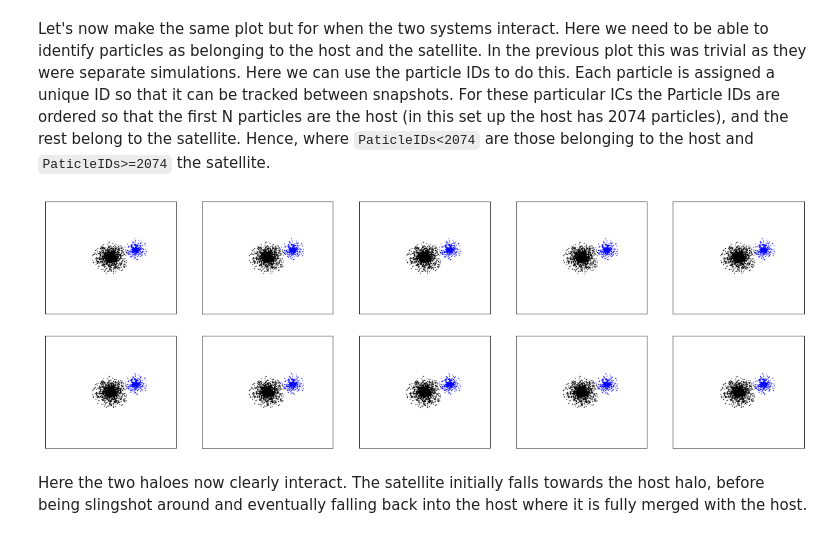
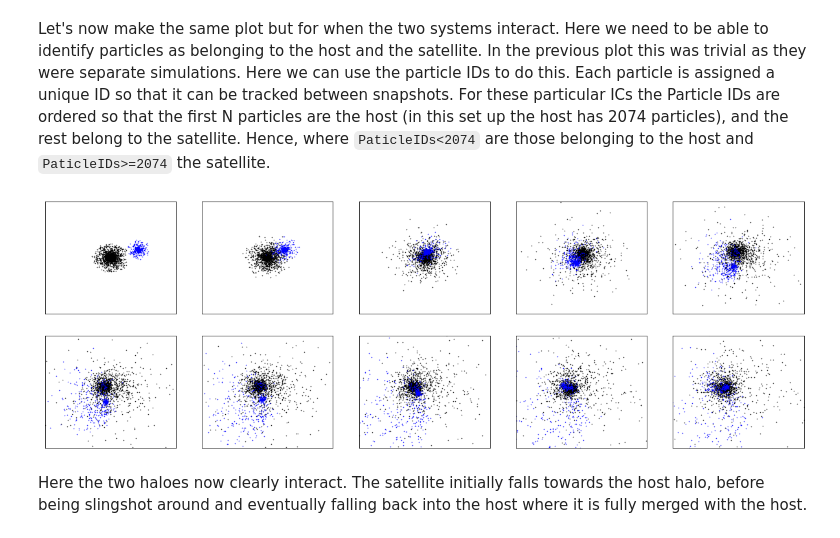
Before and after one commit to Shaun-T-Brown/Summer_school, a Jupyter notebook: Session_1/Worksheet_1.ipynb, the cells around one changed output. Drawn from its saved outputs; the diff is of its cells as text; code cells hidden in the pictures.

```diff
--- a/Session_1/Worksheet_1.ipynb
+++ b/Session_1/Worksheet_1.ipynb
@@ -98,8 +98,8 @@ pos_sat = []
 
 k = 0
 while k<=num_snap:
-    h_host = h5.File(loc+'dir_isolated_host/output_%04d.hdf5'%i,'r')
-    h_sat = h5.File(loc+'dir_isolated_sat/output_%04d.hdf5'%i,'r')
+    h_host = h5.File(loc+'dir_isolated_host/output_%04d.hdf5'%k,'r')
+    h_sat = h5.File(loc+'dir_isolated_sat/output_%04d.hdf5'%k,'r')
 
     pos_host.append(h_host['PartType1']['Coordinates'])
     pos_sat.append(h_sat['PartType1']['Coordinates'])
@@ -131,35 +131,35 @@ Let's now make the same plot but for when the two systems interact. Here we need
 N_host = 2074
 num_snap = 40 #maximum snapshot to use
 step = 4      #snapshots to skip
 pos = []
 part_ID = []
 k = 0
 while k<=num_snap:
-    h = h5.File(loc+'dir_merger/output_%04d.hdf5'%i,'r')
+    h = h5.File(loc+'dir_merger/output_%04d.hdf5'%k,'r')
 
     pos.append(np.array(h.get('PartType1/Coordinates')))
     part_ID.append(np.array(h.get('PartType1/ParticleIDs')))
     k+=step
 
 #now lets plot, with host in black and satellite in blue
 fig,ax = plt.subplots(2,int(num_snap/(step*2)),figsize=(12*1.75,4*1.75))
 k=0
 for i in range(2):
     for j in range(int(num_snap/(step*2))):
         cut_host = part_ID[k]<N_host
         ax[i,j].plot(pos[k][cut_host,0],pos[k][cut_host,1],'k.',markersize=1)
         ax[i,j].plot(pos[k][np.invert(cut_host),0],pos[k][np.invert(cut_host),1],'b.',markersize=1)
 
         #remove ticks
         ax[i,j].set_yticks([])
         ax[i,j].set_xticks([])
 
         #set x and y limits
         ax[i,j].set_xlim(7,13)
         ax[i,j].set_ylim(7,13)
         k+=1
 # %% [output]
-[figure, old version]
+[figure, new version]
 # %% [markdown]
 Here the two haloes now clearly interact. The satellite initially falls towards the host halo, before being slingshot around and eventually falling back into the host where it is fully merged with the host.
 # %% [markdown]
```
Also changed, not shown: parts of 1 cell of this notebook.
